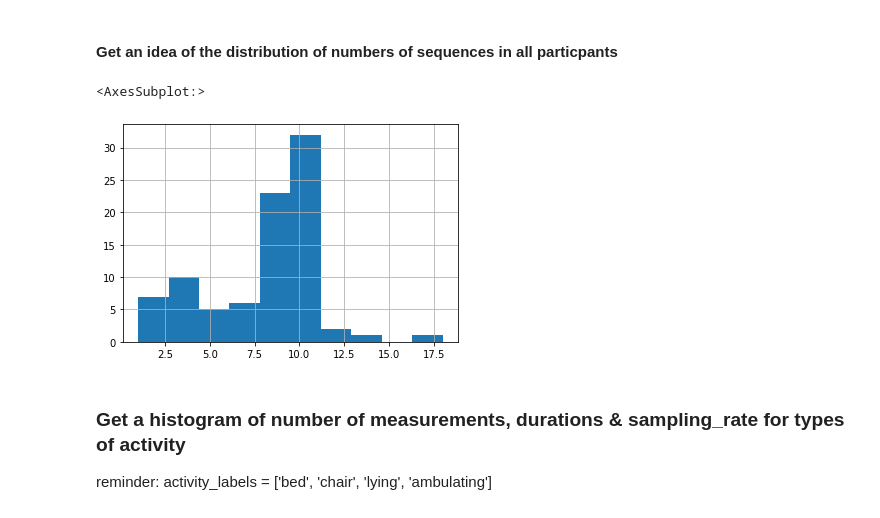
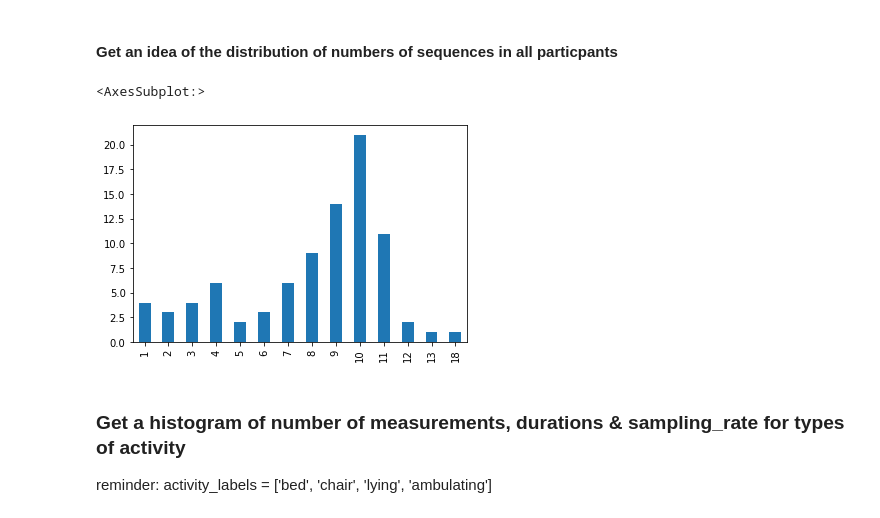
Before and after one commit to ym-pett/motiondetection, a Jupyter notebook: notebooks/descriptive_statistics.ipynb, the cells around one changed output. Cells and saved outputs as stored; diff of their text form; code cells hidden in the pictures.

```diff
--- a/notebooks/descriptive_statistics.ipynb
+++ b/notebooks/descriptive_statistics.ipynb
@@ -157,10 +157,10 @@ part_s
 # %% [markdown]
 #### Get an idea of the distribution of numbers of sequences in all particpants
 # %%
-part_s['activity_type']['count'].hist()
+part_s['activity_type']['count'].astype(int).value_counts().sort_index().plot.bar()
 # %% [output]
 <AxesSubplot:>
-[figure, old version]
+[figure, new version]
 # %% [markdown]
 ### Get a histogram of number of measurements, durations & sampling_rate for types of activity
 
```
